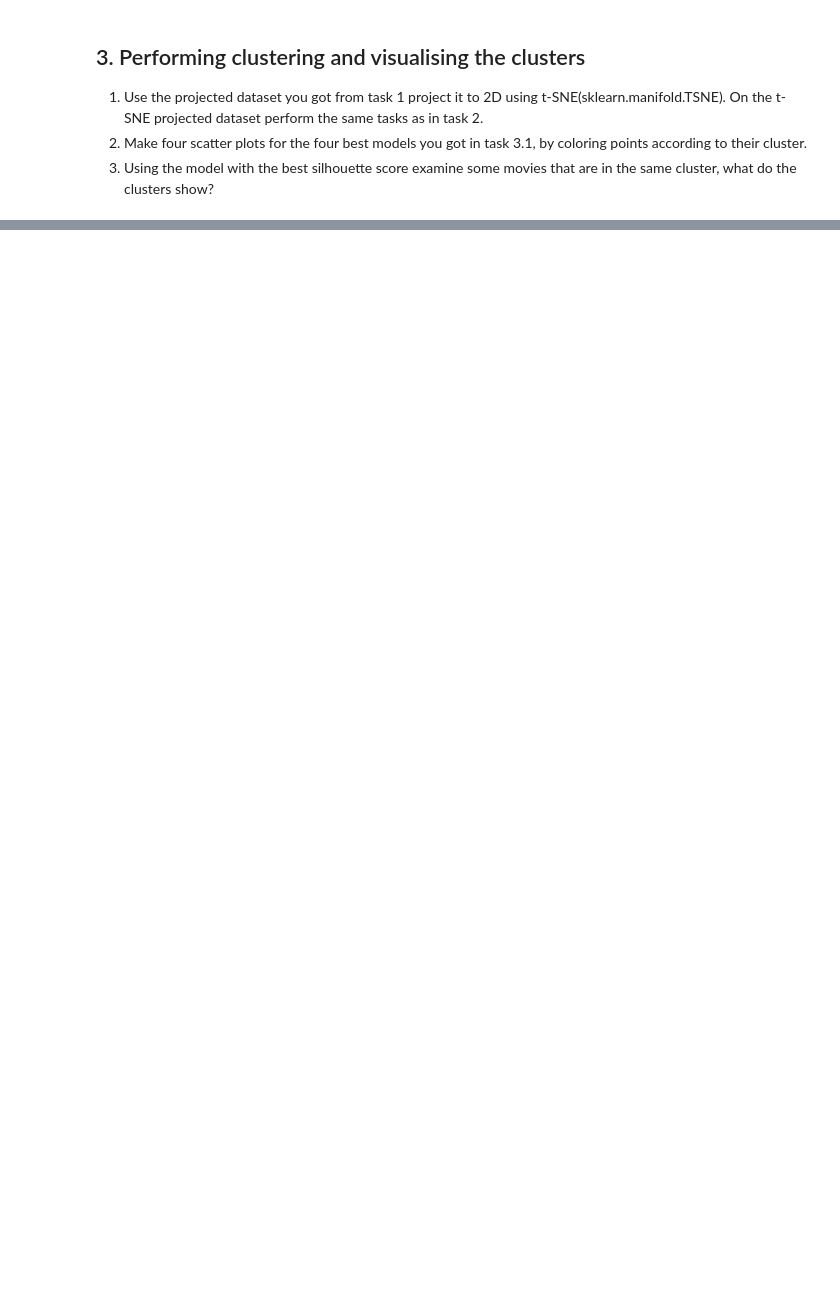
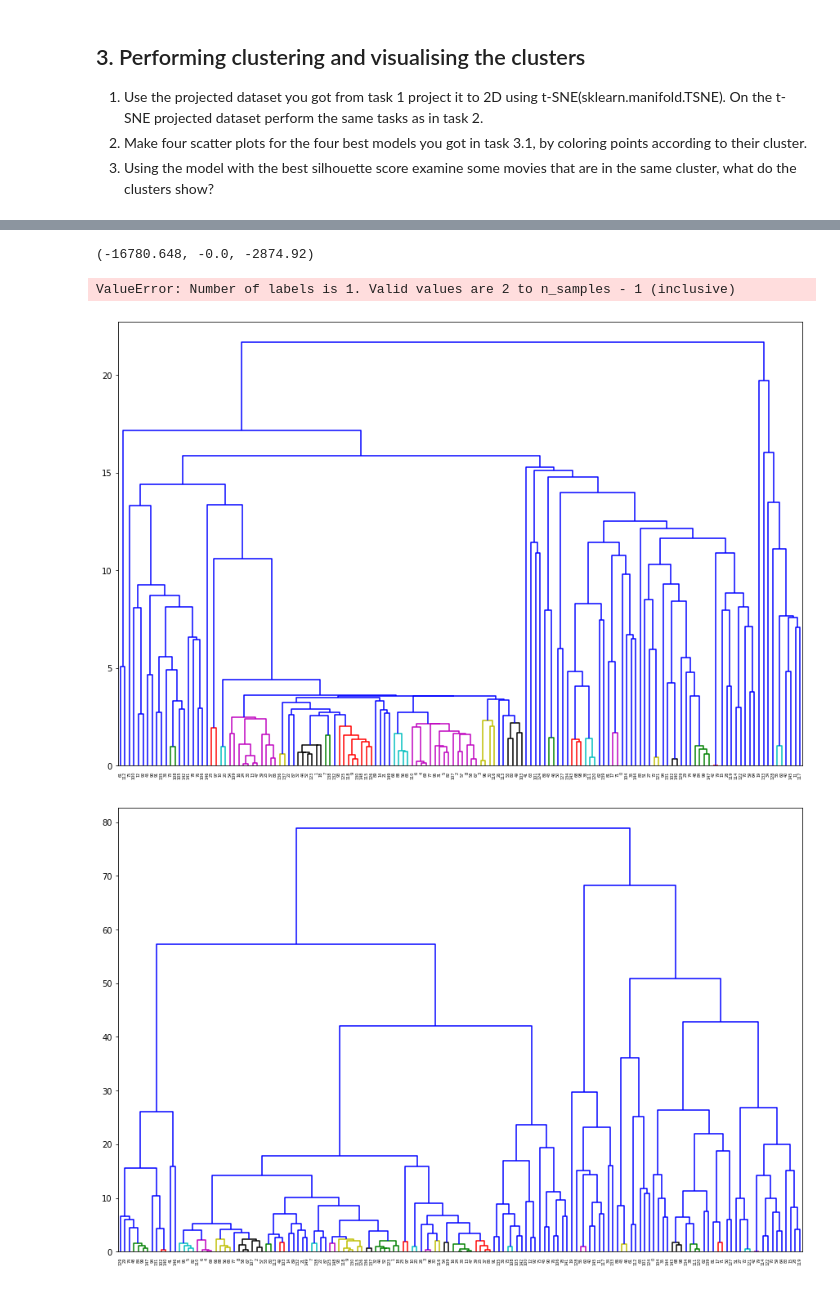
Before and after one commit to Edgar-creator/Intro_To_ML, a Jupyter notebook: Week9/Practical/clustering-practical.ipynb, the cells around one changed output, grey strips where cells are left out. Cells and saved outputs as stored; diff of their text form; code cells hidden in the pictures; blank space fills up the shorter version.

```diff
--- a/Week9/Practical/clustering-practical.ipynb
+++ b/Week9/Practical/clustering-practical.ipynb
@@ -123,3 +180,24 @@ for link in linkage:
+# %%
+#4
+import sys
+sys.setrecursionlimit(1000000)
+
+R = np.random.choice(list(range(0,len(P1))),int(len(P1)*0.9))
+
+
+linkage = ['single', 'average', 'ward']
+max1 = 0
+for link in linkage:
+    for k in range(2,5):
+        Agl = AgglomerativeClustering(n_clusters=k,linkage=link,)
+        model4= Agl.fit_predict(P1)
+        silhouette_score1 = silhouette_score(P1,model4)
+        print('\nSilhouette_score is %s with k= %s and linkage = %s' %(silhouette_score1,k,link))
+        if silhouette_score1>max1:
+            max1=silhouette_score1
+            bestK = k
+            best_linkage = link
+print('\nThe Best Silhouette_score is %s with k= %s and linkage = %s' %(max1,bestK,best_linkage))
 # %% [markdown]
 ## 3. Performing clustering and visualising the clusters
 1. Use the projected dataset you got from task 1 project it to 2D using t-SNE(sklearn.manifold.TSNE). On the t-SNE projected dataset perform the same tasks as in task 2.
@@ -127,0 +308,47 @@ for link in linkage:
+# %%
+minimum,maximum,median
+# %% [output]
+(-16780.648, -0.0, -2874.92)
+# %%
+pref = [minimum,maximum,median]
+max1 = 0
+for i in pref:
+    Aff = AffinityPropagation(preference=i)
+    model3 = Aff.fit_predict(projected[:150])
+    silhouette_score1 = silhouette_score(projected[:150],model3)
+    if abs(silhouette_score1)>max1:
+        max1 = abs(silhouette_score1)
+        prefer = i
+    if i == minimum:
+        print('Silhouette_score is %s with preference = %s ' %(silhouette_score1,'min'))
+    elif i==maximum:
+        print('Silhouette_score is %s with preference = %s ' %(silhouette_score1,'max'))
+    else:
+        print('Silhouette_score is %s with preference = %s ' %(silhouette_score1,'median'))
+
+
+print('\nThe best Silhouette_score is %s with preference = %s ' %(max1,prefer))
+Aff = AffinityPropagation(preference=prefer)
+model3 = Aff.fit_predict(projected[:150])
+# %% [output]
+ValueError: Number of labels is 1. Valid values are 2 to n_samples - 1 (inclusive)
+# %%
+#Aglomerative clustering
+import sys
+sys.setrecursionlimit(1000000)
+from scipy.spatial.distance import pdist
+from scipy.cluster import hierarchy
+#R = np.random.choice(list(range(0,len(P1))),int(len(P1)*0.9))
+dist = pdist(projected[:150])
+
+linkage = ['single', 'average', 'ward']
+
+
+for link in linkage:
+    plt.figure(figsize=(15,10))
+    a = hierarchy.linkage(dist,link)
+    hierarchy.dendrogram(a,color_threshold=2.5)
+    plt.show()
+# %% [output]
+[figure, added]
+[figure, added]
```
Also changed, not shown: parts of 26 cells of this notebook.
